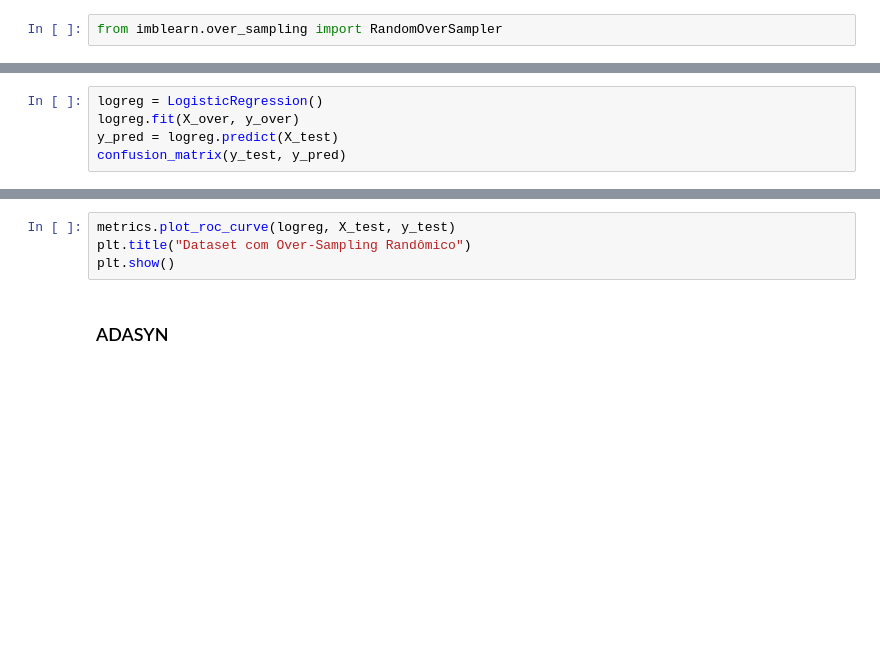
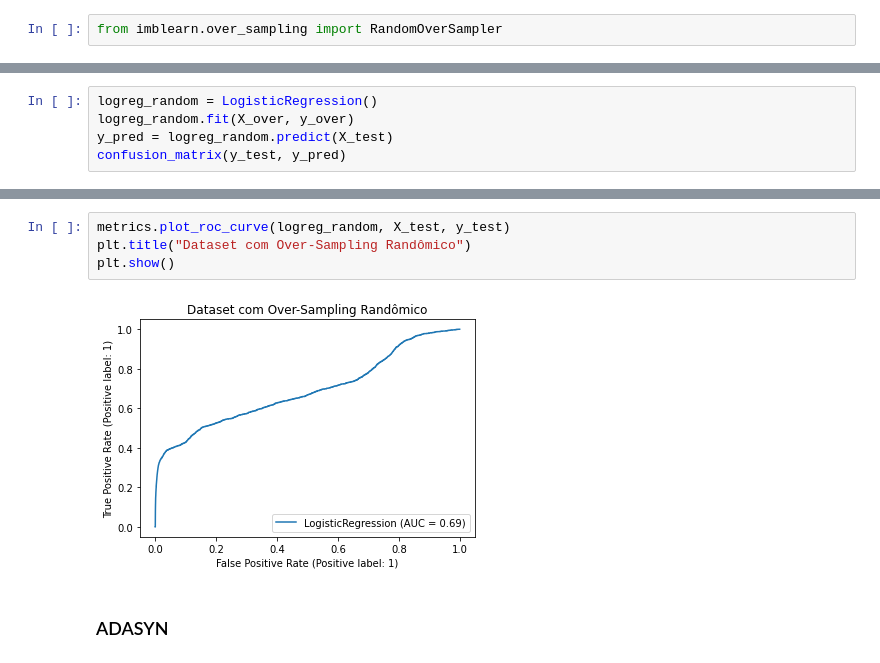
Before and after one commit to casjunior93/Tera---Desafio-de-classificacao, a Jupyter notebook: TERA_Desafio_de_Classificação.ipynb, the cells around one changed output, grey strips where cells are left out. Drawn from its saved outputs; the diff is of its cells as text; blank space fills up the shorter version.

```diff
--- a/TERA_Desafio_de_Classificação.ipynb
+++ b/TERA_Desafio_de_Classificação.ipynb
@@ -384,5 +438,5 @@ print('Resultado após o oversampling %s' % Counter(y_over))
 # %%
-logreg = LogisticRegression()
-logreg.fit(X_over, y_over)
-y_pred = logreg.predict(X_test)
+logreg_random = LogisticRegression()
+logreg_random.fit(X_over, y_over)
+y_pred = logreg_random.predict(X_test)
 confusion_matrix(y_test, y_pred)
@@ -391,7 +457,9 @@ print(classification_report(y_test, y_pred, target_names=['Não Fraude', 'Fraude
 # %%
-metrics.plot_roc_curve(logreg, X_test, y_test)
+metrics.plot_roc_curve(logreg_random, X_test, y_test)
 plt.title("Dataset com Over-Sampling Randômico")
 plt.show()
+# %% [output]
+[figure, added]
 # %% [markdown]
 ### ADASYN
 # %%
```
Also changed, not shown: parts of 88 cells of this notebook.
